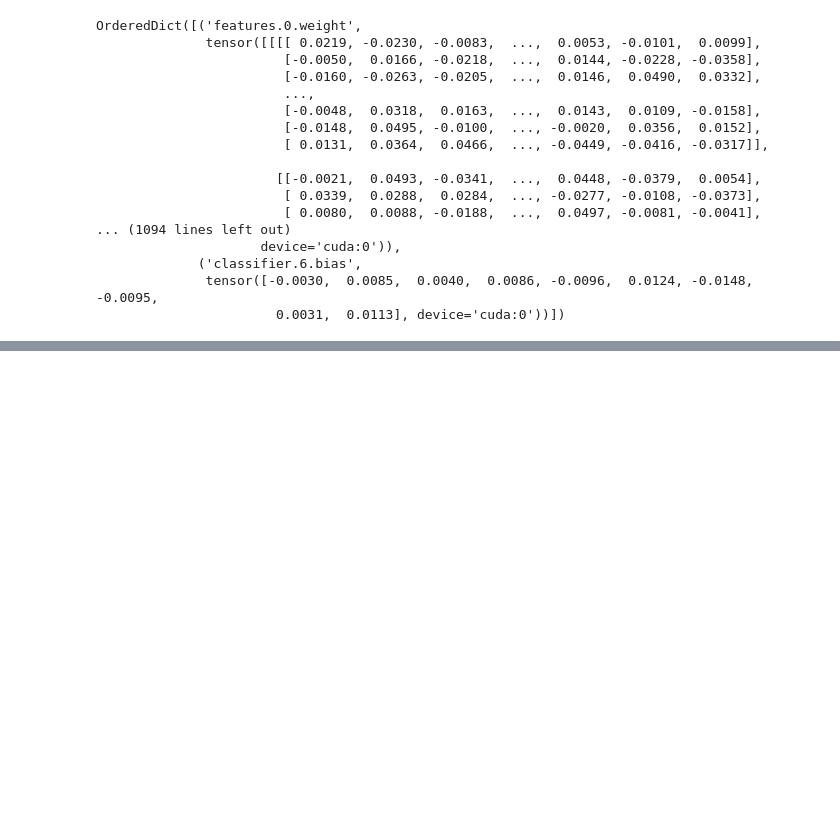
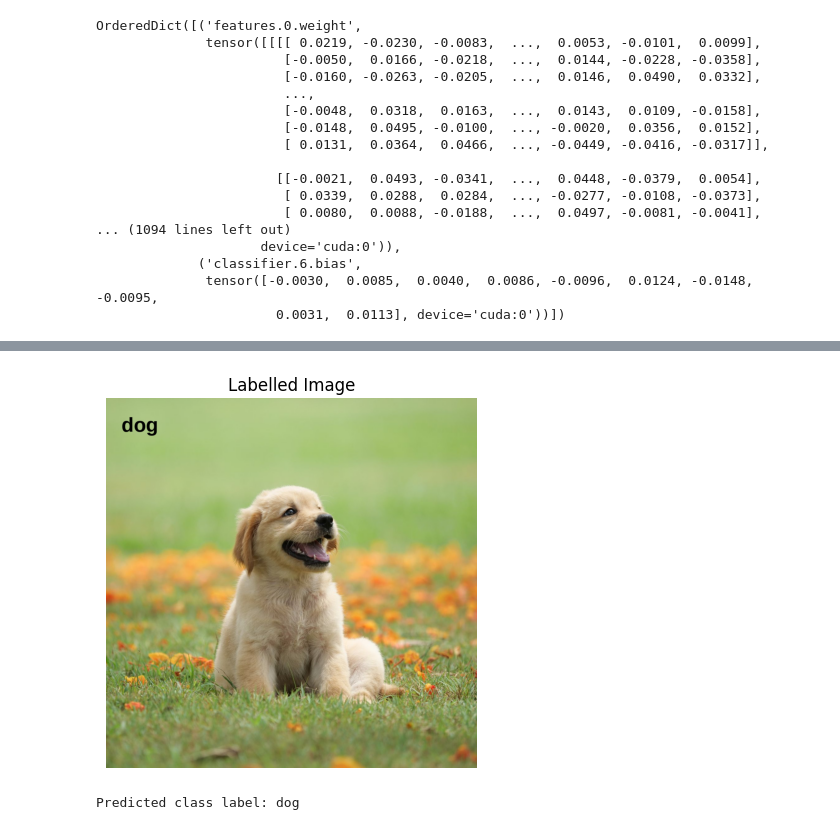
Before and after one commit to tayfunai/CNN-IMAGE-CLASSIFICATION-MODELS, a Jupyter notebook: AlexNet_CIFAR_10_Classifier.ipynb, the cells around one changed output, grey strips where cells are left out. Saved outputs shown, nothing was run; the diff lists cells and outputs as text; code cells hidden in the pictures; blank space fills up the shorter version.

Commit message:
Example: Using AlexNet to Predict a Dog

```diff
--- a/AlexNet_CIFAR_10_Classifier.ipynb
+++ b/AlexNet_CIFAR_10_Classifier.ipynb
@@ -329,0 +383,46 @@ OrderedDict([('features.0.weight',
+# %%
+from torchvision import datasets
+dataset = datasets.CIFAR10(
+    root='./data',
+    train=True,
+    download=True,
+)
+# %%
+class_names = dataset.classes
+import matplotlib.pyplot as plt
+from PIL import Image, ImageDraw, ImageFont
+# %%
+def predict_and_plot_labelled_image(image_path, model, test_transforms, device):
+
+  # Preprocess input image
+  transform = test_transforms
+  image = Image.open(image_path)
+  input_tensor = test_transforms(image).unsqueeze(0)
+  input_tensor = input_tensor.to(device)
+  model = model.to(DEVICE)
+
+  # make prediction
+  with torch.no_grad():
+    output = model(input_tensor)
+  # Get predicted class
+  _, predicted_class = torch.max(output, 1)
+
+  label = class_names[predicted_class.item()]
+  # Call a draw method to add 2D graphics to the image
+  I1 = ImageDraw.Draw(image)
+  # Add Text to an image
+  myFont = ImageFont.truetype('LiberationSans-Bold.ttf', 65)
+
+  I1.text((50, 50), label, font=myFont, fill=('#000'))
+  plt.imshow(image)
+  plt.axis('off')
+  plt.title("Labelled Image")
+  plt.show()
+
+  print(f"Predicted class label: {class_names[predicted_class.item()]}")
+# %%
+image_path = "/content/dog.jpeg"
+predict_and_plot_labelled_image(image_path, model, test_transforms, DEVICE)
+# %% [output]
+[figure, added]
+Predicted class label: dog
```
Also changed, not shown: parts of 5 cells of this notebook.
